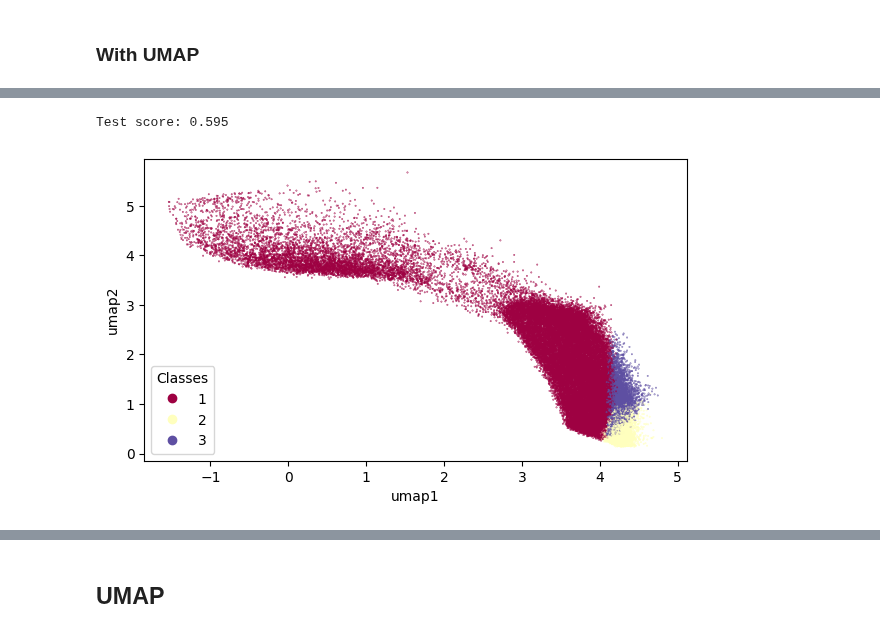
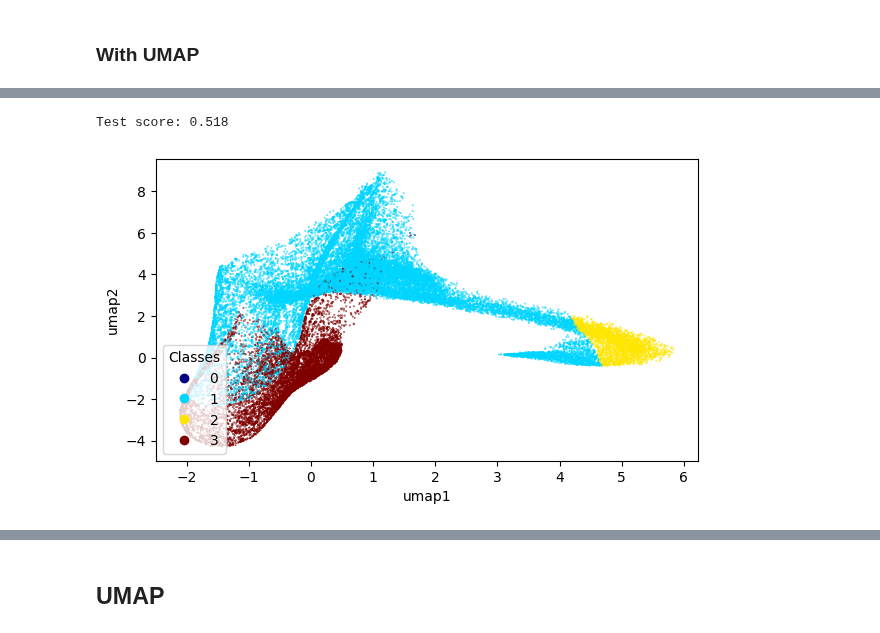
Before and after one commit to nohg/AML-small-project, a Jupyter notebook: Clustering.ipynb, the cells around one changed output, grey strips where cells are left out. Drawn from its saved outputs; the diff is of its cells as text; code cells hidden in the pictures.

```diff
--- a/Clustering.ipynb
+++ b/Clustering.ipynb
@@ -214,20 +212,20 @@ NameError: name 'X_train_umap' is not defined
 # %%
 kmeans = KMeans(n_clusters=4, init='k-means++',
                 n_init=10, random_state=42)
-kmeans.fit(X_train_umap)
-y_pred_kmeans_umap = kmeans.predict(X_val_umap)
+kmeans.fit(X_train_umap6)
+y_pred_kmeans_umap = kmeans.predict(X_val_umap6)
 
 test_score = accuracy_score(y_val, y_pred_kmeans_umap)
 print(f"Test score: {test_score:.3f}")
 # %% [output]
-Test score: 0.595
+Test score: 0.518
 # %%
 fig, ax = plt.subplots(1, figsize=(7,4), dpi=100,
                        subplot_kw={'xlabel': 'umap1',
                                    'ylabel': 'umap2'})
-scatter=plt.scatter(X_val_umap[:, 0], X_val_umap[:, 1],
-            c=y_pred_kmeans_umap, s=0.1, cmap='Spectral');
+scatter=plt.scatter(X_val_umap6[:, 0], X_val_umap6[:, 1],
+            c=y_pred_kmeans_umap, s=0.1, cmap='jet');
 legend1 = ax.legend(*scatter.legend_elements(),
                     loc="lower left", title="Classes")
 # %% [output]
-[figure, old version]
+[figure, new version]
```
Also changed, not shown: parts of 39 cells of this notebook, 6 other files.
